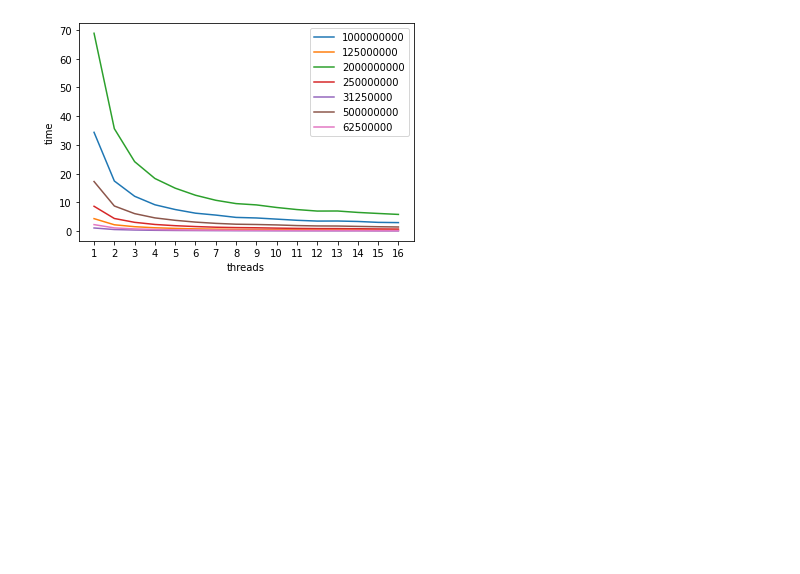
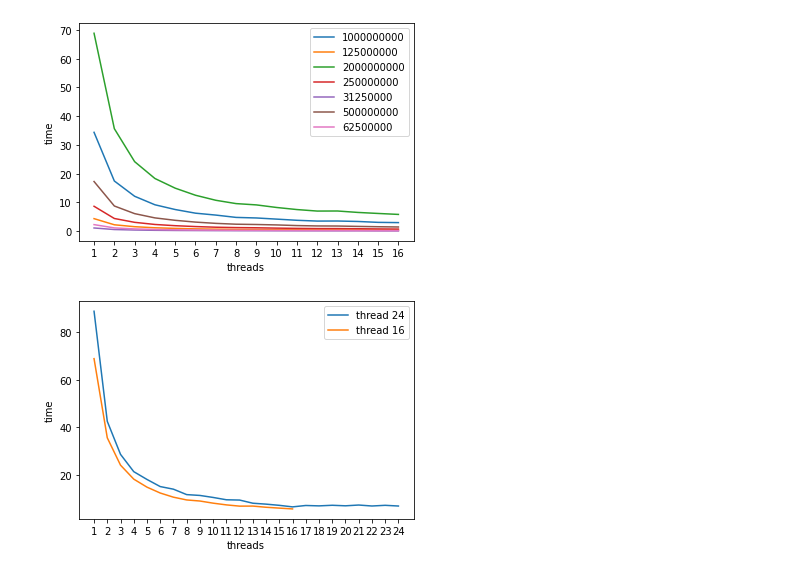
Before and after one commit to royforlife/HPC-Group8, a Jupyter notebook: asg2/hpc_asg2.ipynb, the cells around one changed output. Cells and saved outputs as stored; diff of their text form; code cells hidden in the pictures; blank space fills up the shorter version.

```diff
--- a/asg2/hpc_asg2.ipynb
+++ b/asg2/hpc_asg2.ipynb
@@ -39,3 +39,21 @@ plt.legend()
 plt.show()
 # %% [output]
 [figure]
+# %%
+import numpy as np
+from matplotlib import pyplot as plt
+
+list_24=[88.764841, 42.587759, 28.73734, 21.473543, 18.204345, 15.214635, 14.116636, 11.840669, 11.492674, 10.649313, 9.676898, 9.556455, 8.227293, 7.842116, 7.341416, 6.692567, 7.279233, 7.11553, 7.368631, 7.145351, 7.469218, 7.06408, 7.350729, 7.055806]
+list_16=[68.876524, 35.675456, 24.204718, 18.338744, 14.972976, 12.510886, 10.761261, 9.603055, 9.151541, 8.253612, 7.529934, 7.005913, 7.029233, 6.533254, 6.175181, 5.839958,None,None,None,None,None,None,None,None]
+
+plt.xlabel("threads")
+plt.ylabel("time")
+x=np.arange(1,25)
+my_x_ticks = np.arange(1, 25, 1)
+plt.xticks(my_x_ticks)
+plt.plot(x,list_24,label='thread 24')
+plt.plot(x,list_16,label='thread 16')
+plt.legend()
+plt.show()
+# %% [output]
+[figure, added]
```
